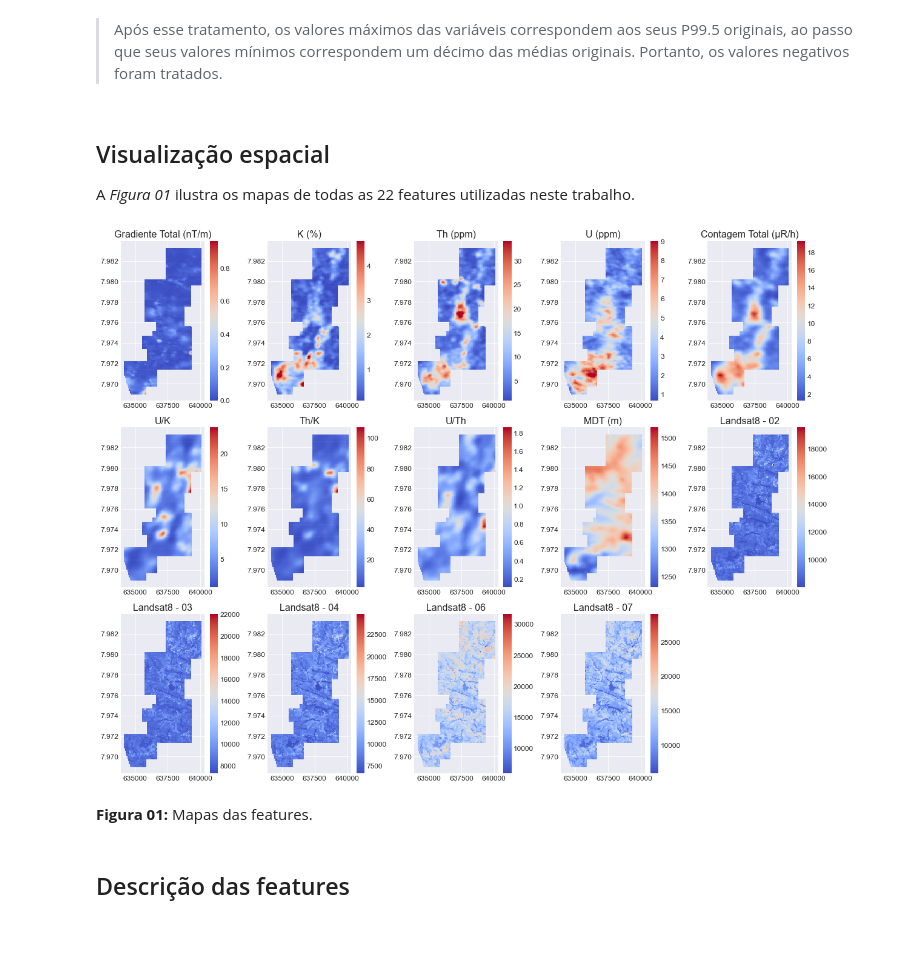
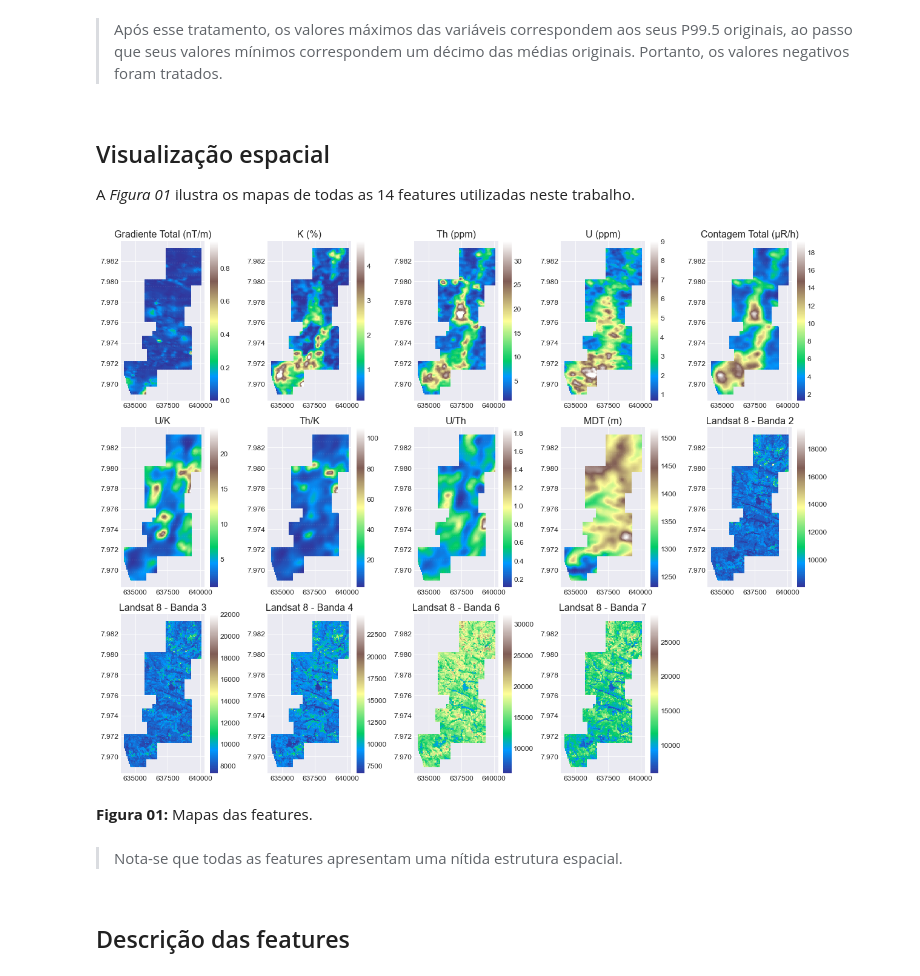
Before and after one commit to fnaghetini/Mapa-Preditivo, a Jupyter notebook: 1-exploratory_data_analysis.ipynb, the cells around one changed output. Saved outputs shown, nothing was run; the diff lists cells and outputs as text; code cells hidden in the pictures; blank space fills up the shorter version.

```diff
--- a/1-exploratory_data_analysis.ipynb
+++ b/1-exploratory_data_analysis.ipynb
@@ -357,8 +286,8 @@ for k, v1 in zip(df['TARGET'].unique(), df['COD'].unique()):
 # Dicionário de features
 titles = ['Gradiente Total (nT/m)', 'K (%)', 'Th (ppm)', 'U (ppm)',
           'Contagem Total (μR/h)', 'U/K', 'Th/K', 'U/Th', 'MDT (m)',
-          'Landsat8 - 02', 'Landsat8 - 03', 'Landsat8 - 04',
-          'Landsat8 - 06', 'Landsat8 - 07']
+          'Landsat 8 - Banda 2', 'Landsat 8 - Banda 3', 'Landsat 8 - Banda 4',
+          'Landsat 8 - Banda 6', 'Landsat 8 - Banda 7']
 dic_titles = {}
 for f, t in zip(FEAT, titles):
     dic_titles[f] = t
@@ -429,7 +357,7 @@ df[GF].describe(percentiles = [0.10, 0.25, 0.50, 0.75, 0.995]).T
 <a id='6'></a>
 ## Visualização espacial
 
-A *Figura 01* ilustra os mapas de todas as 22 features utilizadas neste trabalho.
+A *Figura 01* ilustra os mapas de todas as 14 features utilizadas neste trabalho.
 # %%
 df_plt = df.copy(deep = True)
 
@@ -438,24 +366,26 @@ df_plt['Y_SIR'] = df_plt['Y_SIR'] / 10E5
 # %%
 fig, axs = plt.subplots(nrows = 3, ncols = 5, figsize = (17, 13))
 
 X, Y = COORD[0], COORD[1]
 
 for ax, f in zip(axs.flat, dic_titles):
-    g = ax.scatter(data = df_plt, x = X, y = Y, c = f, cmap = cm, s = sz, marker = mk)
+    g = ax.scatter(data = df_plt, x = X, y = Y, c = f, cmap = 'terrain', s = sz, marker = mk)
     fig.colorbar(g, ax = ax)
     ax.set_title(str(dic_titles[f]), size = fs_title)
 
 fig.delaxes(axs[2][4])
 plt.tight_layout()
 
 # salva mapas
 plt.savefig("figures/notebook1/Figura_01.png", dpi = 300);
 # %% [output]
-[figure, old version]
+[figure, new version]
 # %% [markdown]
 <p>
     <b>Figura 01:</b> Mapas das features.
 </p>
+# %% [markdown]
+> Nota-se que todas as features apresentam uma nítida estrutura espacial.
 # %% [markdown]
 <a id='7'></a>
 ## Descrição das features
```
Also changed, not shown: parts of 29 cells of this notebook, 7 other files.
